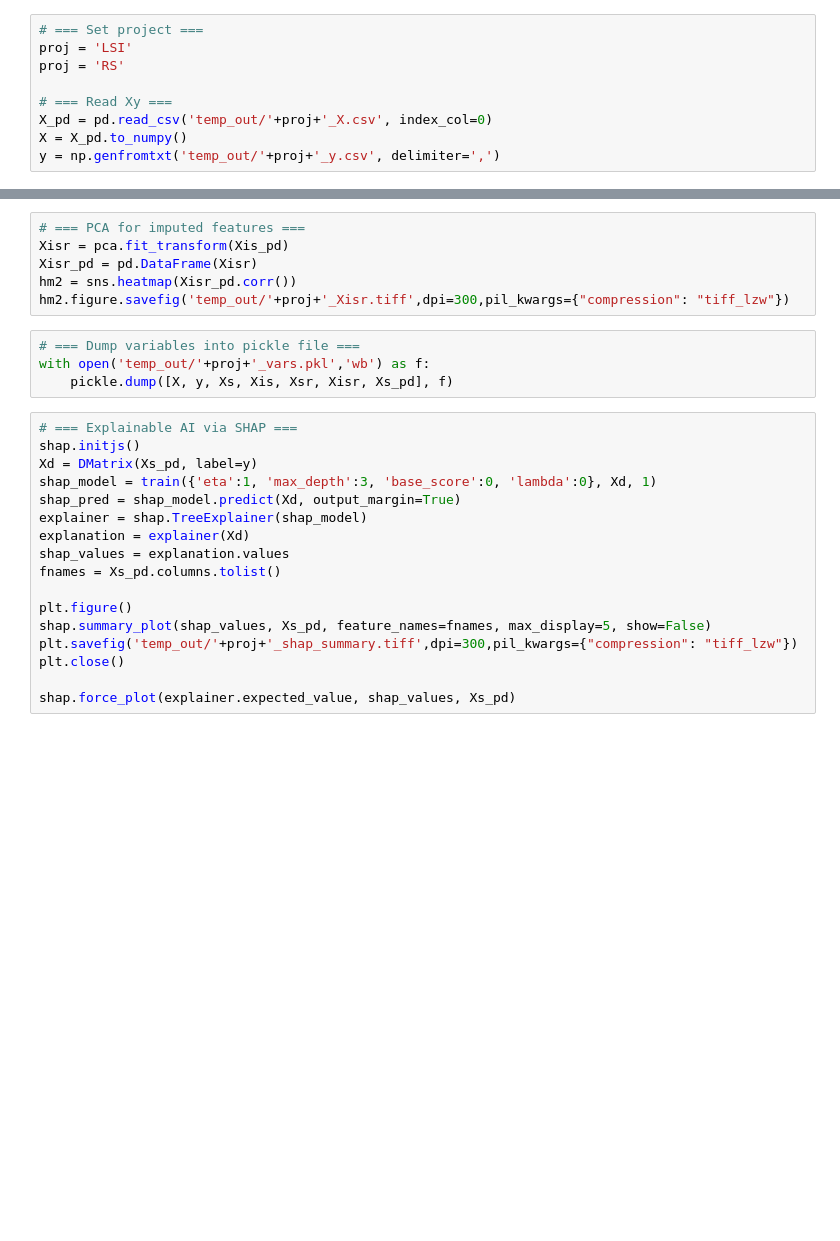
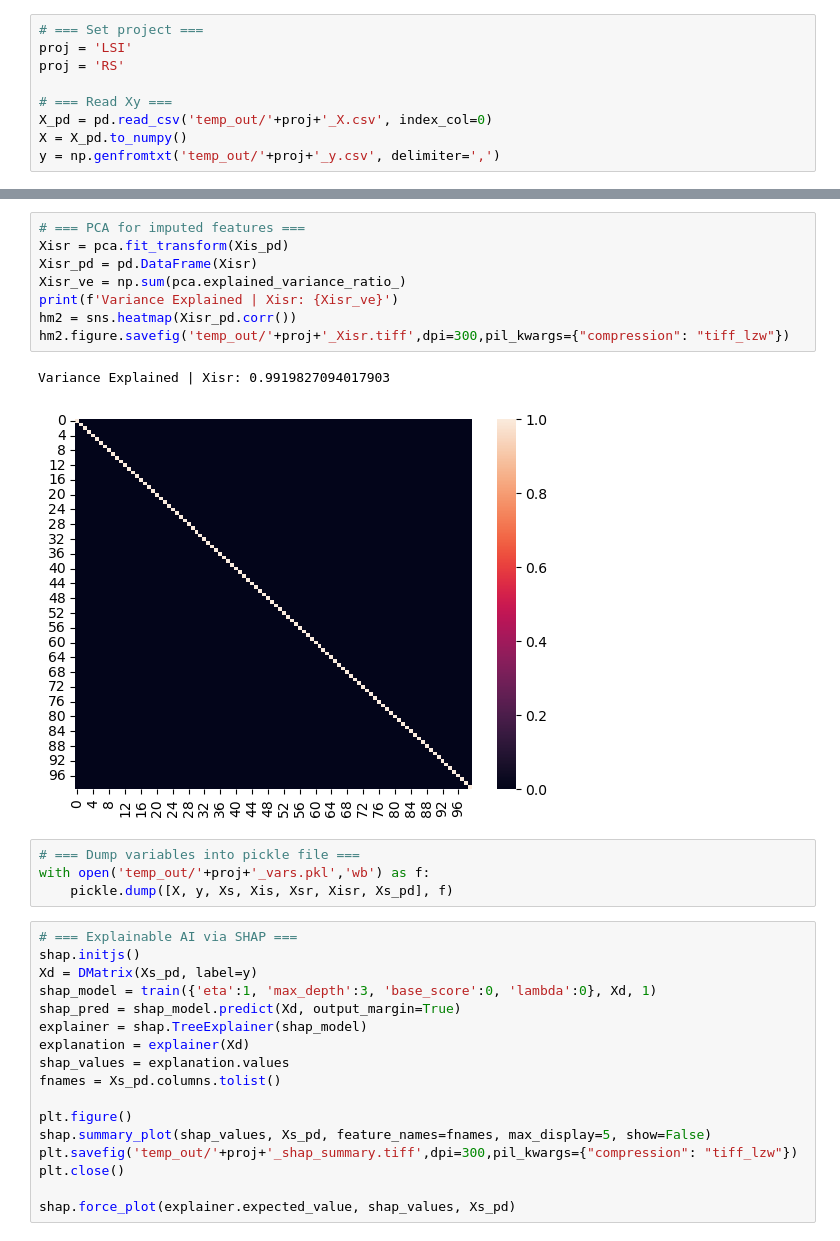
Before and after one commit to Jamesliu93/QSAR_BinCls_2024, a Jupyter notebook: 2_datproc.ipynb, the cells around one changed output, grey strips where cells are left out. Drawn from its saved outputs; the diff is of its cells as text; blank space fills up the shorter version.

```diff
--- a/2_datproc.ipynb
+++ b/2_datproc.ipynb
@@ -66,9 +97,14 @@ hm2.figure.savefig('temp_out/'+proj+'_Xsr.tiff',dpi=300,pil_kwargs={"compression
 # %%
 # === PCA for imputed features ===
 Xisr = pca.fit_transform(Xis_pd)
 Xisr_pd = pd.DataFrame(Xisr)
+Xisr_ve = np.sum(pca.explained_variance_ratio_)
+print(f'Variance Explained | Xisr: {Xisr_ve}')
 hm2 = sns.heatmap(Xisr_pd.corr())
 hm2.figure.savefig('temp_out/'+proj+'_Xisr.tiff',dpi=300,pil_kwargs={"compression": "tiff_lzw"})
+# %% [output]
+Variance Explained | Xisr: 0.9919827094017903
+[figure, added]
 # %%
 # === Dump variables into pickle file ===
 with open('temp_out/'+proj+'_vars.pkl','wb') as f:
```
Also changed, not shown: parts of 5 cells of this notebook, 11 other files.
